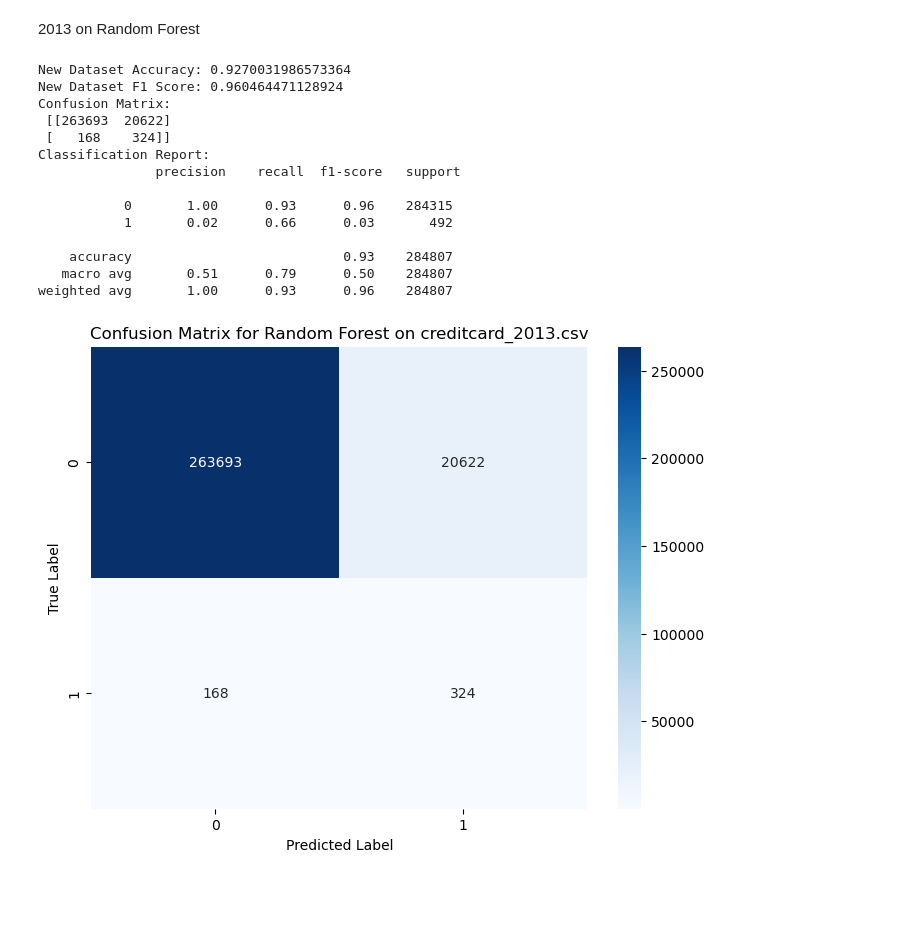
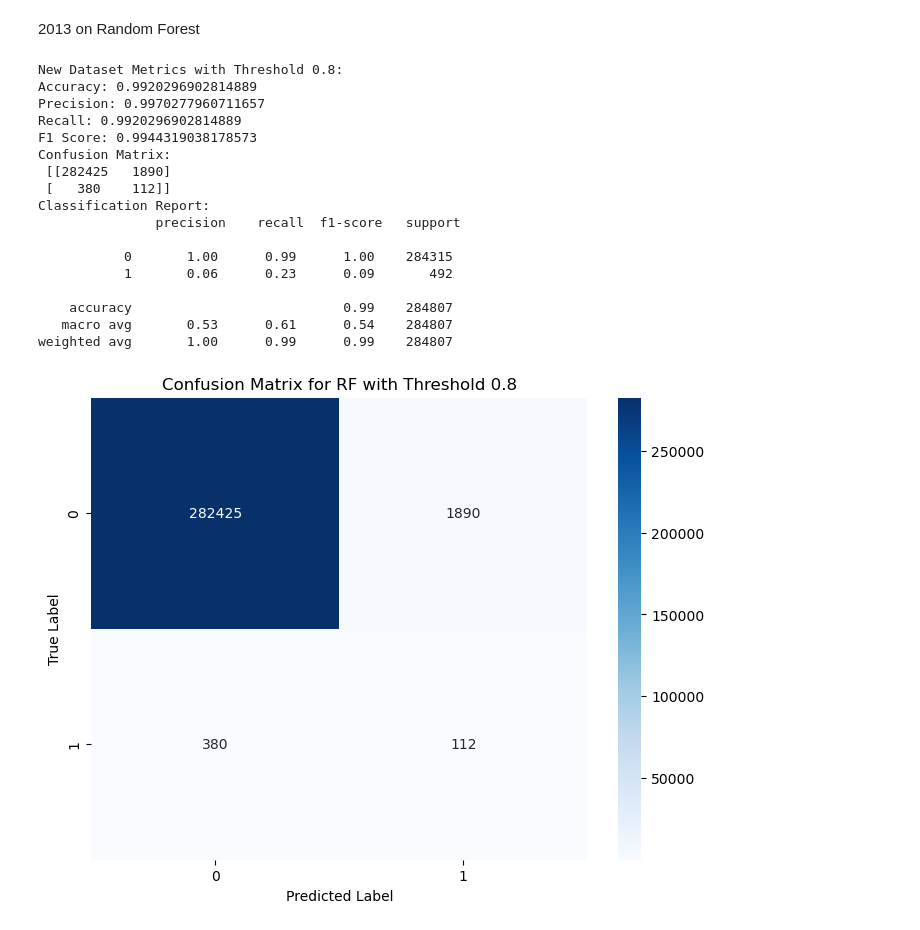
Before and after one commit to ewf40054/Binary-Classification-Project, a Jupyter notebook: Notebook.ipynb, the cells around one changed output. Drawn from its saved outputs; the diff is of its cells as text; code cells hidden in the pictures; blank space fills up the shorter version.

Commit message:
added a new threshold to improve recall and precision

```diff
--- a/Notebook.ipynb
+++ b/Notebook.ipynb
@@ -1065,51 +1065,64 @@ dtype: float64
 2013 on Random Forest
 # %%
 # Standardize the new dataset
-X_new_scaled = scaler.fit_transform(X_new)  # Use the scaler fitted on training data
+X_new_scaled = scaler.transform(X_new)  # Use the scaler fitted on training data
 
-# Predict with the trained RF model
-y_new_pred = rf.predict(X_new_scaled)
+# Predict probabilities with the trained RF model
+y_new_prob = rf.predict_proba(X_new_scaled)[:, 1]  # Probabilities for the positive class
+
+# Adjust the classification threshold
+threshold = 0.8  # Set your desired threshold here
+y_new_pred_threshold = (y_new_prob >= threshold).astype(int)
 
 # Evaluate the predictions if true labels are available
 if 'Class' in df_2013.columns:
-    from sklearn.metrics import accuracy_score, f1_score, confusion_matrix, classification_report
+    from sklearn.metrics import accuracy_score, f1_score, precision_score, recall_score, confusion_matrix, classification_report
 
-    # Calculate accuracy and F1 score
-    new_accuracy = accuracy_score(y_new_true, y_new_pred)
-    new_f1 = f1_score(y_new_true, y_new_pred, average='weighted')
-    print("New Dataset Accuracy:", new_accuracy)
-    print("New Dataset F1 Score:", new_f1)
+    # Calculate metrics
+    new_accuracy = accuracy_score(y_new_true, y_new_pred_threshold)
+    new_precision = precision_score(y_new_true, y_new_pred_threshold, average='weighted')
+    new_recall = recall_score(y_new_true, y_new_pred_threshold, average='weighted')
+    new_f1 = f1_score(y_new_true, y_new_pred_threshold, average='weighted')
+
+    print(f"New Dataset Metrics with Threshold {threshold}:")
+    print("Accuracy:", new_accuracy)
+    print("Precision:", new_precision)
+    print("Recall:", new_recall)
+    print("F1 Score:", new_f1)
 
     # Confusion Matrix
-    conf_matrix_new = confusion_matrix(y_new_true, y_new_pred)
+    conf_matrix_new = confusion_matrix(y_new_true, y_new_pred_threshold)
     print("Confusion Matrix:\n", conf_matrix_new)
 
     # Classification Report
-    print("Classification Report:\n", classification_report(y_new_true, y_new_pred))
+    print("Classification Report:\n", classification_report(y_new_true, y_new_pred_threshold))
 
     # Plot Confusion Matrix
     plt.figure(figsize=(8, 6))
     sns.heatmap(conf_matrix_new, annot=True, fmt="d", cmap="Blues",
                 xticklabels=np.unique(y), yticklabels=np.unique(y))
     plt.xlabel("Predicted Label")
     plt.ylabel("True Label")
-    plt.title("Confusion Matrix for Random Forest on creditcard_2013.csv")
+    plt.title(f"Confusion Matrix for RF with Threshold {threshold}")
     plt.show()
 else:
     print("Predictions completed. No true labels available for evaluation.")
 # %% [output]
-New Dataset Accuracy: 0.9270031986573364
-New Dataset F1 Score: 0.960464471128924
+New Dataset Metrics with Threshold 0.8:
+Accuracy: 0.9920296902814889
+Precision: 0.9970277960711657
+Recall: 0.9920296902814889
+F1 Score: 0.9944319038178573
 Confusion Matrix:
- [[263693  20622]
- [   168    324]]
+ [[282425   1890]
+ [   380    112]]
 Classification Report:
                precision    recall  f1-score   support
 
-           0       1.00      0.93      0.96    284315
-           1       0.02      0.66      0.03       492
+           0       1.00      0.99      1.00    284315
+           1       0.06      0.23      0.09       492
 
-    accuracy                           0.93    284807
-   macro avg       0.51      0.79      0.50    284807
-weighted avg       1.00      0.93      0.96    284807
+    accuracy                           0.99    284807
+   macro avg       0.53      0.61      0.54    284807
+weighted avg       1.00      0.99      0.99    284807
-[figure, old version]
+[figure, new version]
```
